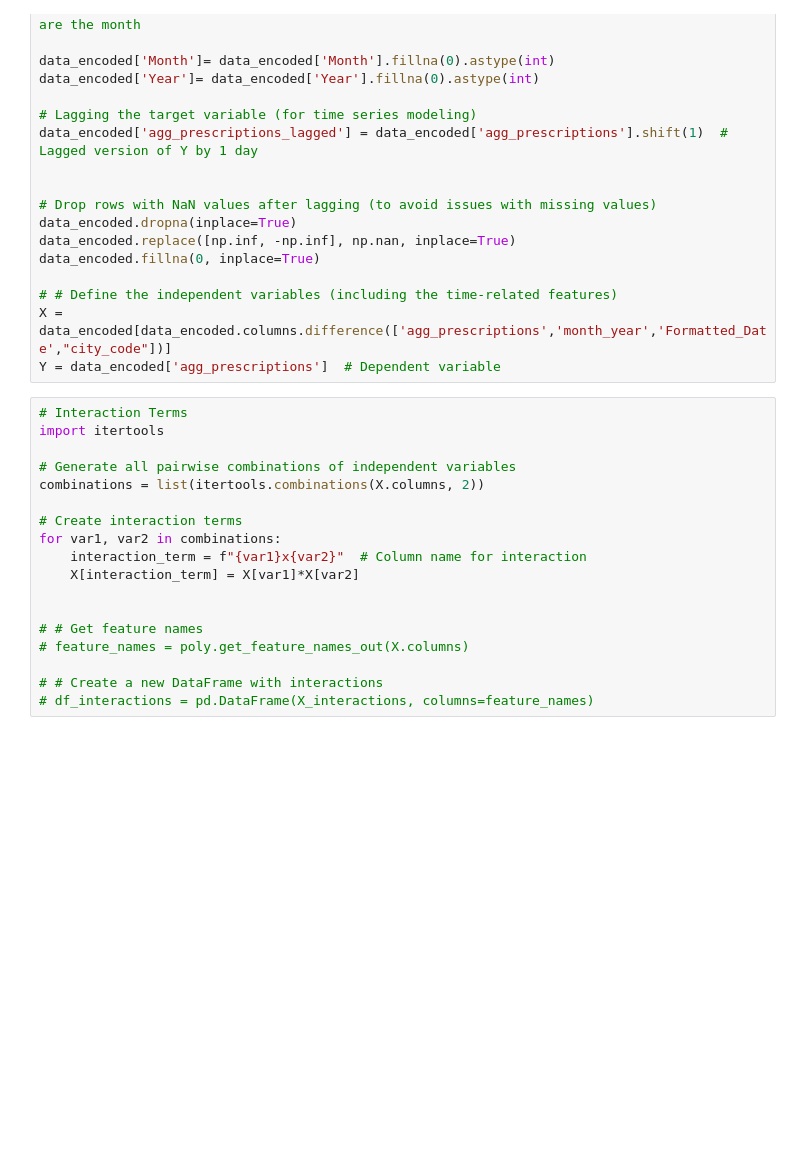
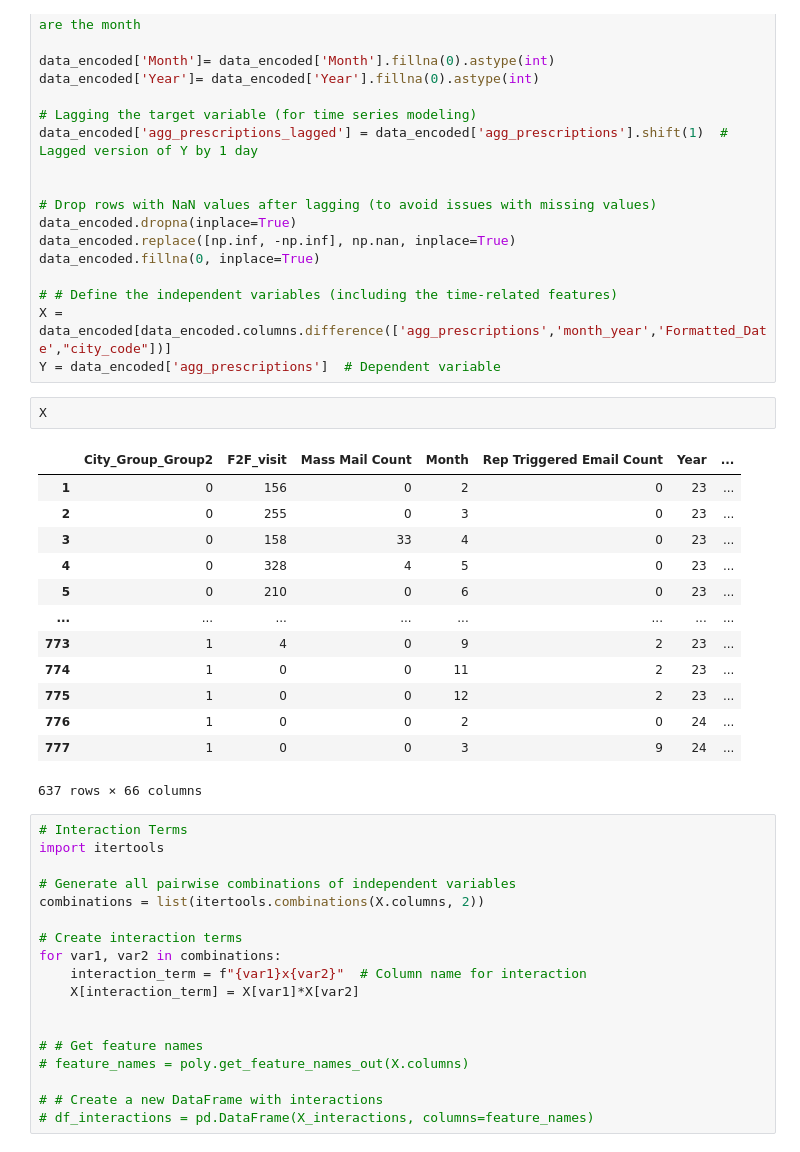
Before and after one commit to loisll/MMAI831, a Jupyter notebook: Project_LOIS.ipynb, the cells around one changed output. Cells and saved outputs as stored; diff of their text form; blank space fills up the shorter version.

```diff
--- a/Project_LOIS.ipynb
+++ b/Project_LOIS.ipynb
@@ -257,6 +261,22 @@ data_encoded.fillna(0, inplace=True)
 # # Define the independent variables (including the time-related features)
 X = data_encoded[data_encoded.columns.difference(['agg_prescriptions','month_year','Formatted_Date',"city_code"])]
 Y = data_encoded['agg_prescriptions']  # Dependent variable
+# %%
+X
+# %% [output]
+|  | City_Group_Group2 | F2F_visit | Mass Mail Count | Month | Rep Triggered Email Count | Year | ... |
+| 1 | 0 | 156 | 0 | 2 | 0 | 23 | ... |
+| 2 | 0 | 255 | 0 | 3 | 0 | 23 | ... |
+| 3 | 0 | 158 | 33 | 4 | 0 | 23 | ... |
+| 4 | 0 | 328 | 4 | 5 | 0 | 23 | ... |
+| 5 | 0 | 210 | 0 | 6 | 0 | 23 | ... |
+| ... | ... | ... | ... | ... | ... | ... | ... |
+| 773 | 1 | 4 | 0 | 9 | 2 | 23 | ... |
+| 774 | 1 | 0 | 0 | 11 | 2 | 23 | ... |
+| 775 | 1 | 0 | 0 | 12 | 2 | 23 | ... |
+| 776 | 1 | 0 | 0 | 2 | 0 | 24 | ... |
+| 777 | 1 | 0 | 0 | 3 | 9 | 24 | ... |
+637 rows × 66 columns
 # %%
 # Interaction Terms
 import itertools
```
Also changed, not shown: parts of 8 cells of this notebook.
